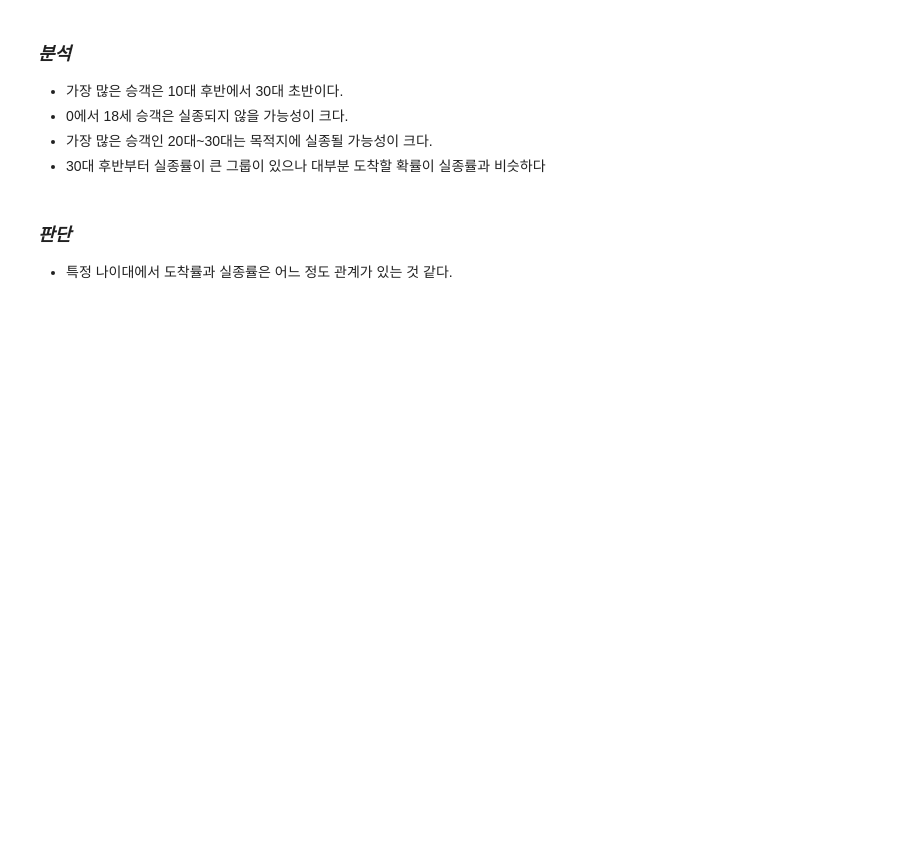
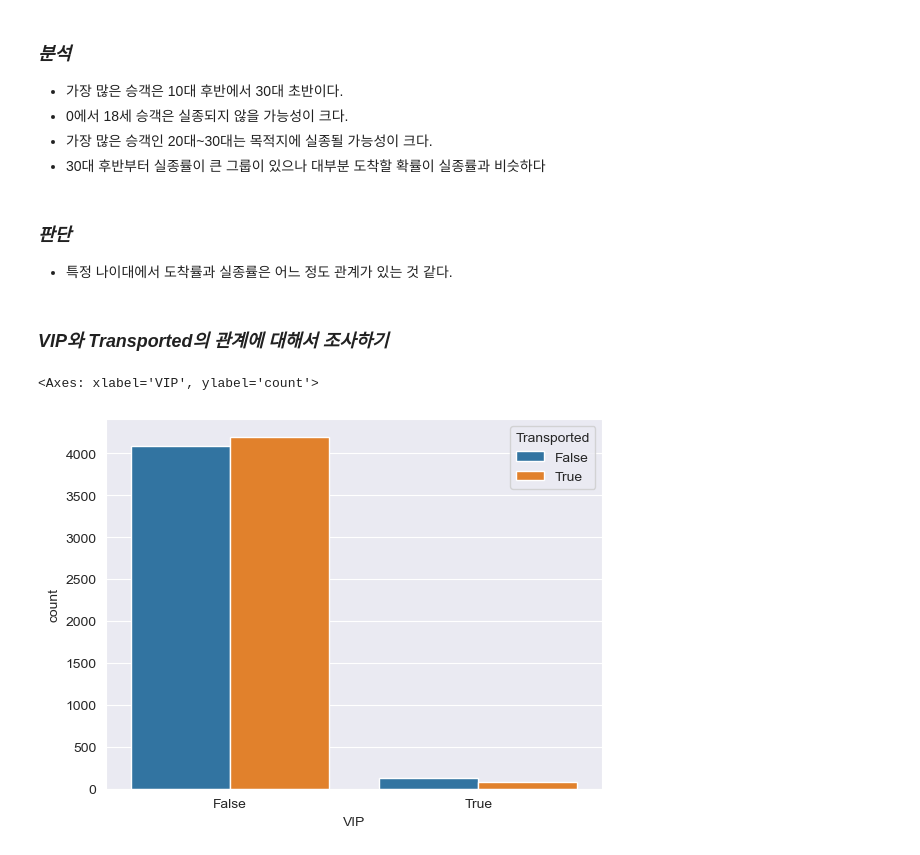
Before and after one commit to ef2nmddy/Spaceship_Titanic_EDA, a Jupyter notebook: Spaceship_Titanic.ipynb, the cells around one changed output. Drawn from its saved outputs; the diff is of its cells as text; code cells hidden in the pictures; blank space fills up the shorter version.

```diff
--- a/Spaceship_Titanic.ipynb
+++ b/Spaceship_Titanic.ipynb
@@ -146,3 +150,9 @@ str_split_grouping(test, 'PassengerId', '_')
+# %%
+train[['deck', 'num', 'side']] = train['Cabin'].str.split('/', expand=True)
+test[['deck', 'num', 'side']] = test['Cabin'].str.split('/', expand=True)
+
+train.drop('Cabin', axis=1, inplace=True)
+test.drop('Cabin', axis=1, inplace=True)
 # %% [markdown]
 ### _중복된 데이터 확인하기_
 # %%
@@ -239,3 +255,10 @@ sns.histplot(x='Age', data=train, hue='Transported', kde=True)
 ### _판단_
 
 * 특정 나이대에서 도착률과 실종률은 어느 정도 관계가 있는 것 같다.
+# %% [markdown]
+### _VIP와 Transported의 관계에 대해서 조사하기_
+# %%
+sns.countplot(x='VIP', data=train, hue='Transported')
+# %% [output]
+<Axes: xlabel='VIP', ylabel='count'>
+[figure, added]
```
Also changed, not shown: parts of 10 cells of this notebook.
